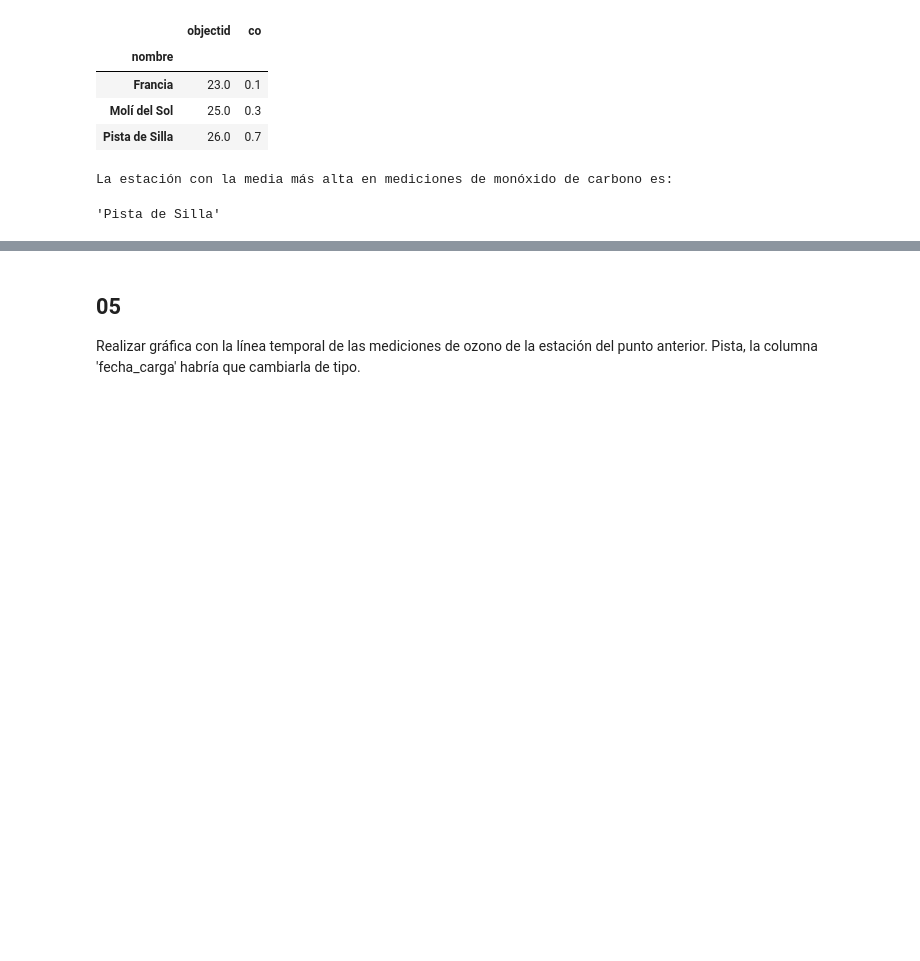
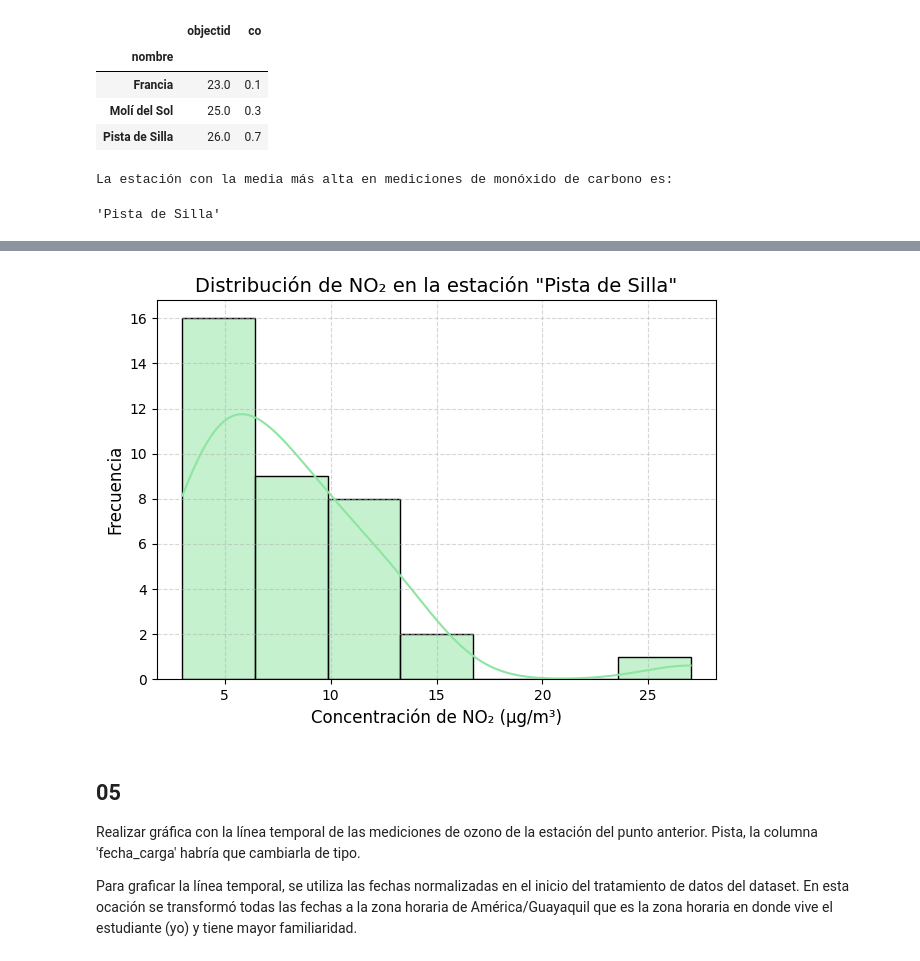
Before and after one commit to fresvel/01MIAR_VIDEO, a Jupyter notebook: 01MAIR_ACT_Video.ipynb, the cells around one changed output, grey strips where cells are left out. Cells and saved outputs as stored; diff of their text form; code cells hidden in the pictures; blank space fills up the shorter version.

```diff
--- a/01MAIR_ACT_Video.ipynb
+++ b/01MAIR_ACT_Video.ipynb
@@ -150,7 +156,8 @@ co_station_means=co_stations.groupby("nombre").mean(numeric_only=True)
 display(co_station_means)
 
 print(f"La estación con la media más alta en mediciones de monóxido de carbono es:")
-display(co_station_means["co"].idxmax())
+max_mean_co_station=co_station_means["co"].idxmax()
+display(max_mean_co_station)
 # %% [output]
 |  | objectid | co |
 | nombre |  |  |
@@ -175,5 +174,27 @@ sns.histplot(data=dataframe[dataframe["nombre"]=="Pista de Silla"], x="no2")
+# %%
+# Your solution here...
+sns.histplot(
+    data=dataframe[dataframe["nombre"] == max_mean_co_station],
+    x="no2",
+    color=sns.color_palette("pastel")[2],
+    kde=True,
+)
+
+# Títulos y etiquetas
+plt.title(f'Distribución de NO₂ en la estación "{max_mean_co_station}"', fontsize=14)
+plt.xlabel("Concentración de NO₂ (µg/m³)", fontsize=12)
+plt.ylabel("Frecuencia", fontsize=12)
+
+# Mejorar estética
+plt.grid(True, linestyle='--', alpha=0.5)
+plt.tight_layout()
+plt.show()
+# %% [output]
+[figure, added]
 # %% [markdown]
 ## 05
 Realizar gráfica con  la línea temporal de las mediciones de ozono de la estación del punto anterior. Pista, la columna 'fecha_carga' habría que cambiarla de tipo.
+
+Para graficar la línea temporal, se utiliza las fechas normalizadas en el inicio del tratamiento de datos del dataset. En esta ocación se transformó todas las fechas a la zona horaria de América/Guayaquil que es la zona horaria en donde vive el estudiante (yo) y tiene mayor familiaridad.
 # %%
 # Your solution here...
```
Also changed, not shown: parts of 14 cells of this notebook.
